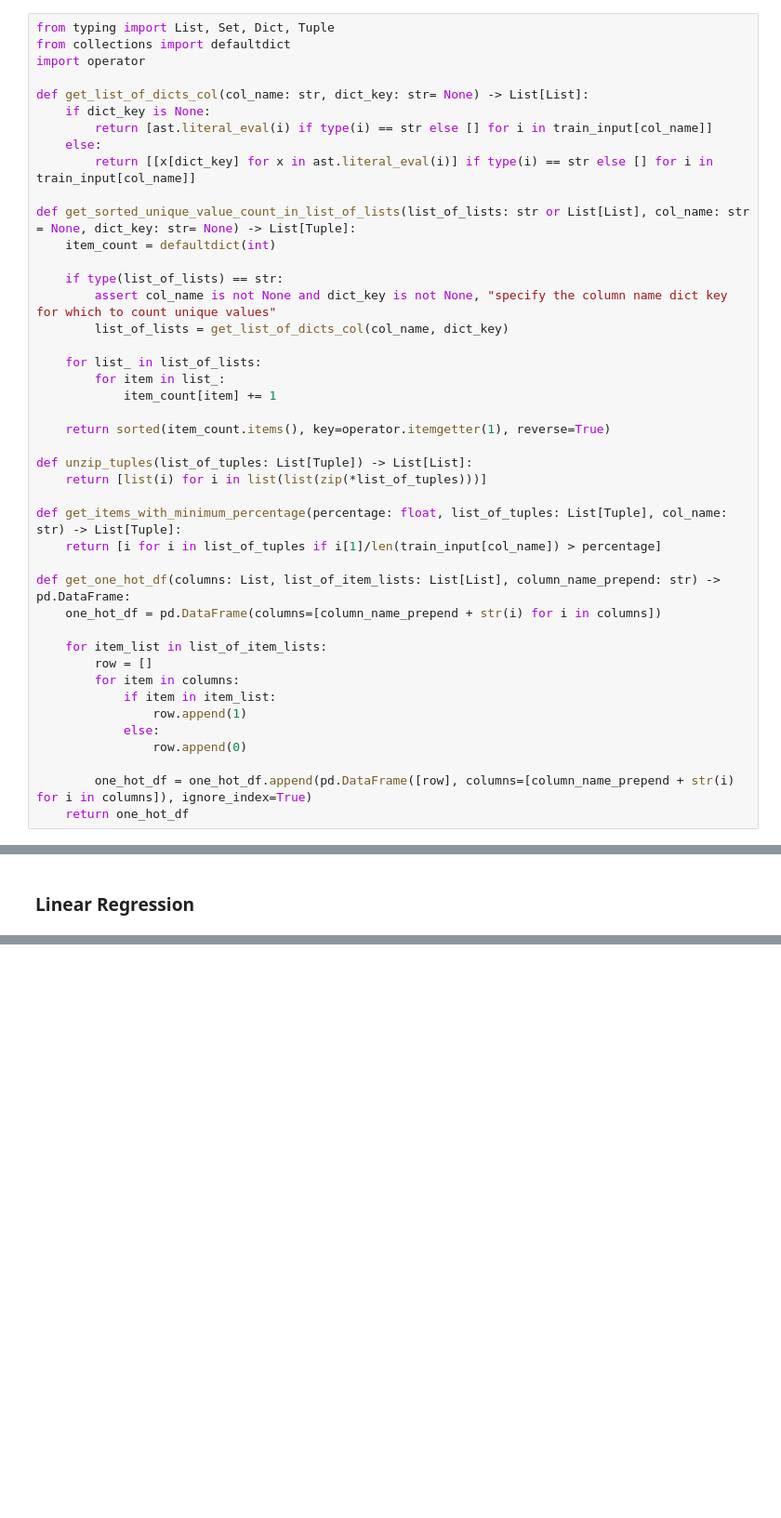
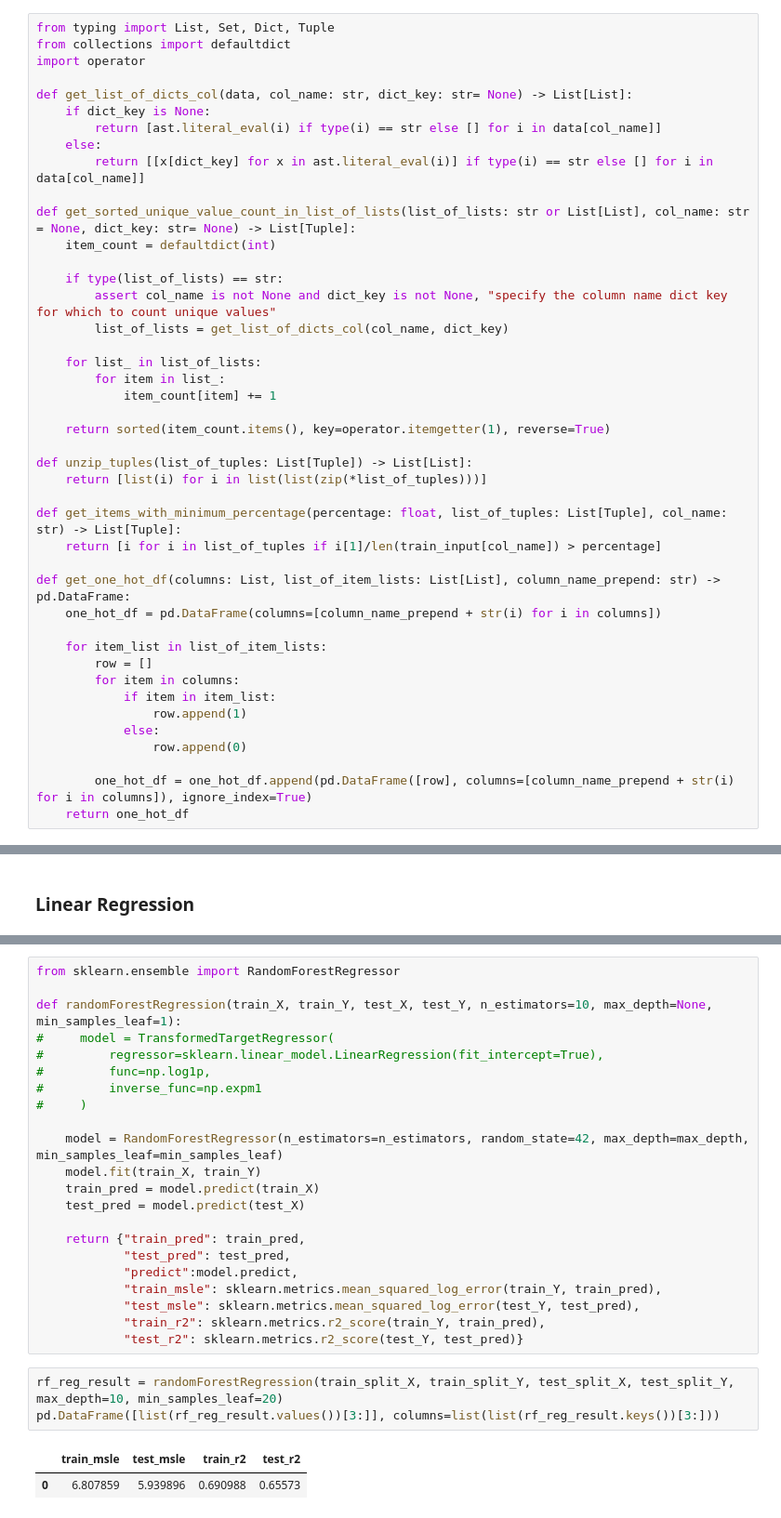
Before and after one commit to delf1/comp4211-project, a Jupyter notebook: code/COMP4211 Project.ipynb, the cells around one changed output, grey strips where cells are left out. Shown at 93% size. Cells and saved outputs as stored; diff of their text form; blank space fills up the shorter version.

```diff
--- a/code/COMP4211 Project.ipynb
+++ b/code/COMP4211 Project.ipynb
@@ -149,11 +166,11 @@ from typing import List, Set, Dict, Tuple
 from collections import defaultdict
 import operator
 
-def get_list_of_dicts_col(col_name: str, dict_key: str= None) -> List[List]:
+def get_list_of_dicts_col(data, col_name: str, dict_key: str= None) -> List[List]:
     if dict_key is None:
-        return [ast.literal_eval(i) if type(i) == str else [] for i in train_input[col_name]]
+        return [ast.literal_eval(i) if type(i) == str else [] for i in data[col_name]]
     else:
-        return [[x[dict_key] for x in ast.literal_eval(i)] if type(i) == str else [] for i in train_input[col_name]]
+        return [[x[dict_key] for x in ast.literal_eval(i)] if type(i) == str else [] for i in data[col_name]]
 
 def get_sorted_unique_value_count_in_list_of_lists(list_of_lists: str or List[List], col_name: str = None, dict_key: str= None) -> List[Tuple]:
     item_count = defaultdict(int)
@@ -541,0 +599,28 @@ print([i[1] for i in zip(train_X["genres"], train_X["original_title"]) if type(i
+# %%
+from sklearn.ensemble import RandomForestRegressor
+
+def randomForestRegression(train_X, train_Y, test_X, test_Y, n_estimators=10, max_depth=None, min_samples_leaf=1):
+#     model = TransformedTargetRegressor(
+#         regressor=sklearn.linear_model.LinearRegression(fit_intercept=True),
+#         func=np.log1p,
+#         inverse_func=np.expm1
+#     )
+
+    model = RandomForestRegressor(n_estimators=n_estimators, random_state=42, max_depth=max_depth, min_samples_leaf=min_samples_leaf)
+    model.fit(train_X, train_Y)
+    train_pred = model.predict(train_X)
+    test_pred = model.predict(test_X)
+
+    return {"train_pred": train_pred,
+            "test_pred": test_pred,
+            "predict":model.predict,
+            "train_msle": sklearn.metrics.mean_squared_log_error(train_Y, train_pred),
+            "test_msle": sklearn.metrics.mean_squared_log_error(test_Y, test_pred),
+            "train_r2": sklearn.metrics.r2_score(train_Y, train_pred),
+            "test_r2": sklearn.metrics.r2_score(test_Y, test_pred)}
+# %%
+rf_reg_result = randomForestRegression(train_split_X, train_split_Y, test_split_X, test_split_Y, max_depth=10, min_samples_leaf=20)
+pd.DataFrame([list(rf_reg_result.values())[3:]], columns=list(list(rf_reg_result.keys())[3:]))
+# %% [output]
+|  | train_msle | test_msle | train_r2 | test_r2 |
+| 0 | 6.807859 | 5.939896 | 0.690988 | 0.65573 |
```
Also changed, not shown: parts of 30 cells of this notebook, 2 other files.
